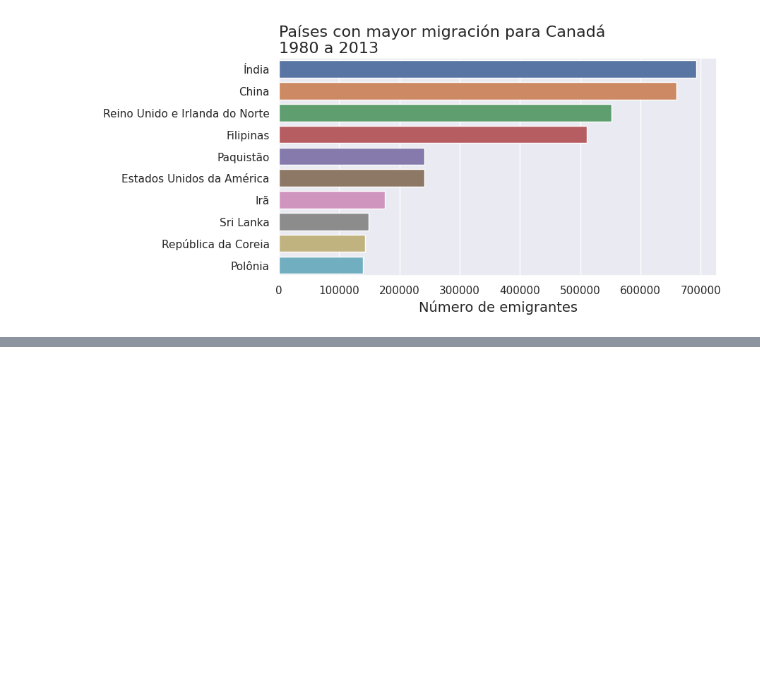
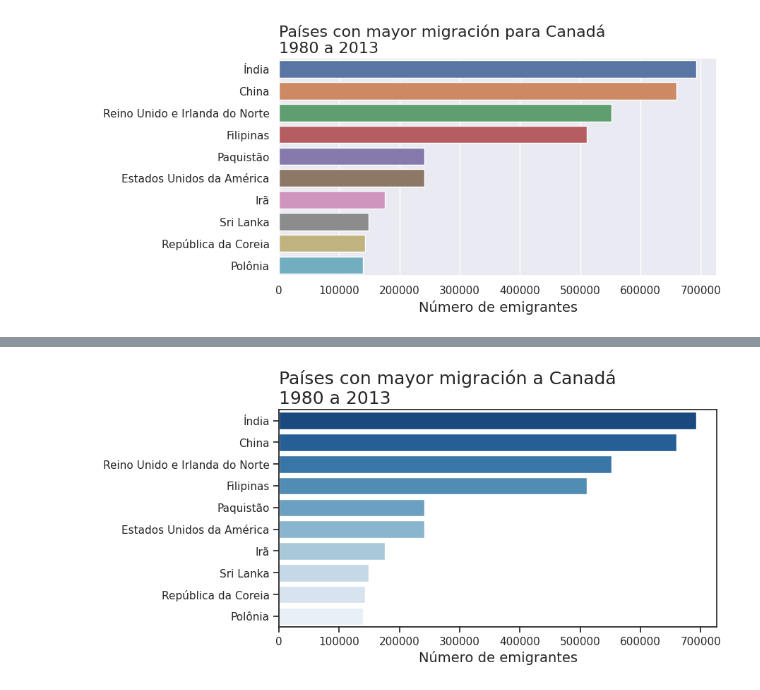
Before and after one commit to ygor-github/data_visualization, a Jupyter notebook: Aula.ipynb, the cells around one changed output, grey strips where cells are left out. Drawn from its saved outputs; the diff is of its cells as text; code cells hidden in the pictures; blank space fills up the shorter version.

```diff
--- a/Aula.ipynb
+++ b/Aula.ipynb
@@ -781,0 +797,4 @@ plt.show()
+# %%
+gerar_grafico_paleta('Blues_r')
+# %% [output]
+[figure, added]
```
Also changed, not shown: parts of 12 cells of this notebook, 1 other file.
